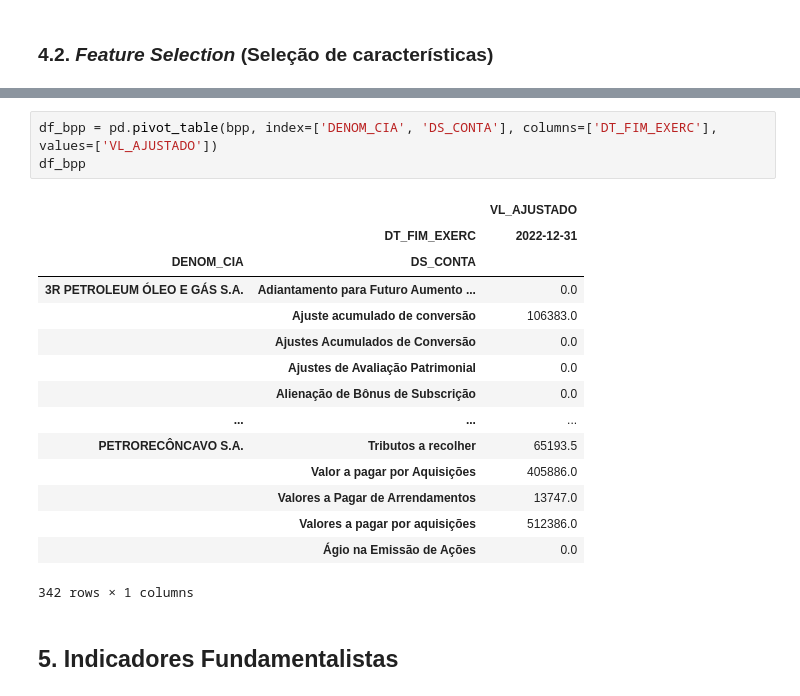
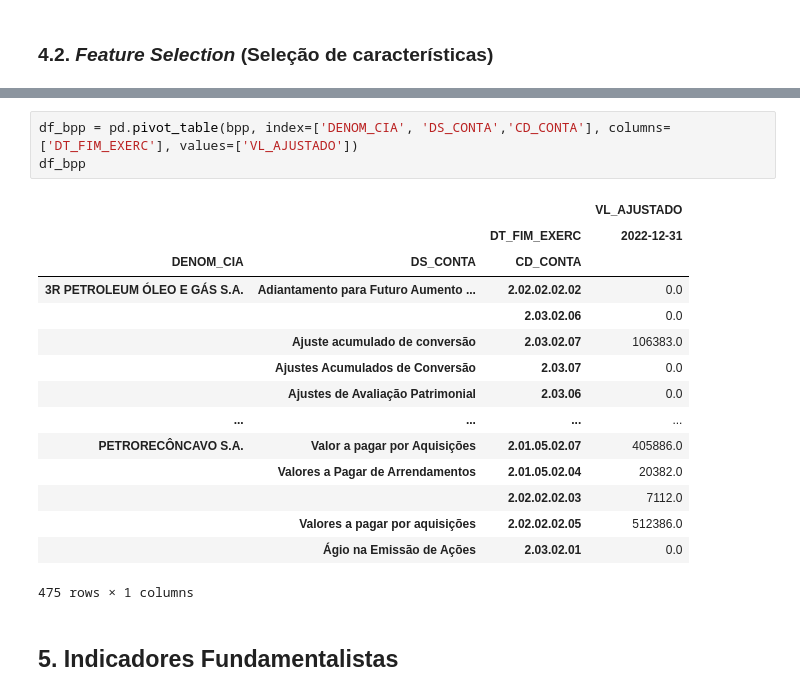
Before and after one commit to Wsouza36/Ciencia-de-Dados---PUC, a Jupyter notebook: MVP_CD_Análise_Financeira.ipynb, the cells around one changed output, grey strips where cells are left out. Cells and saved outputs as stored; diff of their text form.

```diff
--- a/MVP_CD_Análise_Financeira.ipynb
+++ b/MVP_CD_Análise_Financeira.ipynb
@@ -627,22 +627,22 @@ df_bpa
 # %%
-df_bpp = pd.pivot_table(bpp, index=['DENOM_CIA', 'DS_CONTA'], columns=['DT_FIM_EXERC'], values=['VL_AJUSTADO'])
+df_bpp = pd.pivot_table(bpp, index=['DENOM_CIA', 'DS_CONTA','CD_CONTA'], columns=['DT_FIM_EXERC'], values=['VL_AJUSTADO'])
 df_bpp
 # %% [output]
-|  |  | VL_AJUSTADO |
-|  | DT_FIM_EXERC | 2022-12-31 |
-| DENOM_CIA | DS_CONTA |  |
-| 3R PETROLEUM ÓLEO E GÁS S.A. | Adiantamento para Futuro Aumento ... | 0.0 |
-|  | Ajuste acumulado de conversão | 106383.0 |
-|  | Ajustes Acumulados de Conversão | 0.0 |
-|  | Ajustes de Avaliação Patrimonial | 0.0 |
-|  | Alienação de Bônus de Subscrição | 0.0 |
-| ... | ... | ... |
-| PETRORECÔNCAVO S.A. | Tributos a recolher | 65193.5 |
-|  | Valor a pagar por Aquisições | 405886.0 |
-|  | Valores a Pagar de Arrendamentos | 13747.0 |
-|  | Valores a pagar por aquisições | 512386.0 |
-|  | Ágio na Emissão de Ações | 0.0 |
+|  |  |  | VL_AJUSTADO |
+|  |  | DT_FIM_EXERC | 2022-12-31 |
+| DENOM_CIA | DS_CONTA | CD_CONTA |  |
+| 3R PETROLEUM ÓLEO E GÁS S.A. | Adiantamento para Futuro Aumento ... | 2.02.02.02.02 | 0.0 |
+|  |  | 2.03.02.06 | 0.0 |
+|  | Ajuste acumulado de conversão | 2.03.02.07 | 106383.0 |
+|  | Ajustes Acumulados de Conversão | 2.03.07 | 0.0 |
+|  | Ajustes de Avaliação Patrimonial | 2.03.06 | 0.0 |
+| ... | ... | ... | ... |
+| PETRORECÔNCAVO S.A. | Valor a pagar por Aquisições | 2.01.05.02.07 | 405886.0 |
+|  | Valores a Pagar de Arrendamentos | 2.01.05.02.04 | 20382.0 |
+|  |  | 2.02.02.02.03 | 7112.0 |
+|  | Valores a pagar por aquisições | 2.02.02.02.05 | 512386.0 |
+|  | Ágio na Emissão de Ações | 2.03.02.01 | 0.0 |
-342 rows × 1 columns
+475 rows × 1 columns
 # %% [markdown]
 ## **5. Indicadores Fundamentalistas**
 # %% [markdown]
```
Also changed, not shown: parts of 42 cells of this notebook.
